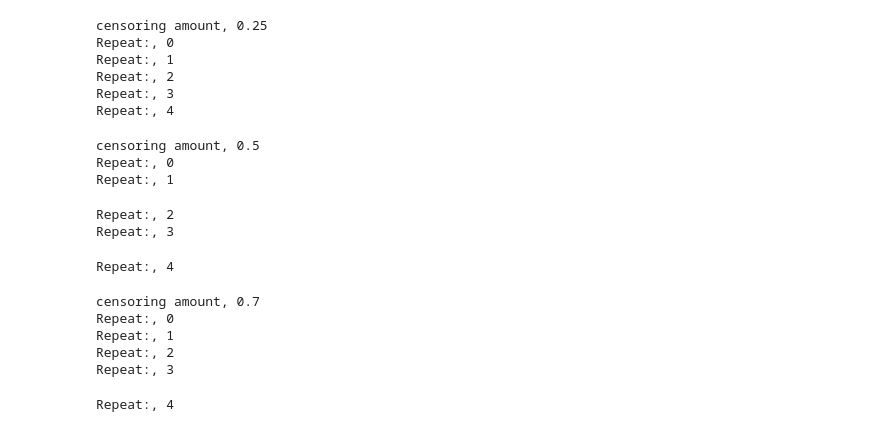
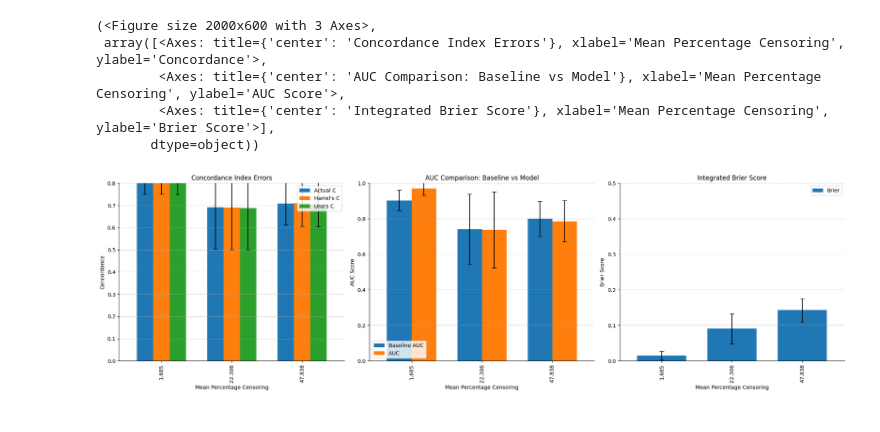
Before and after one commit to buchbindern/SurvivalSimulation, a Jupyter notebook: SimulationTesting.ipynb, the cells around one changed output. Cells and saved outputs as stored; diff of their text form; code cells hidden in the pictures.

```diff
--- a/SimulationTesting.ipynb
+++ b/SimulationTesting.ipynb
@@ -290,26 +291,16 @@ def plot_results(results, model_type="rsf", **kwargs):
     plt.tight_layout()
     return fig, axes
 # %%
-results = simulation(n_samples=10000, m=2, n_repeats=5, time_points=50)
+results = simulation(n_samples=1000, m=1, n_repeats=5, time_points=10)
-# %% [output]
-censoring amount, 0.25
-Repeat:, 0
-Repeat:, 1
-Repeat:, 2
-Repeat:, 3
-Repeat:, 4
-censoring amount, 0.5
-Repeat:, 0
-Repeat:, 1
-Repeat:, 2
-Repeat:, 3
-Repeat:, 4
-censoring amount, 0.7
-Repeat:, 0
-Repeat:, 1
-Repeat:, 2
-Repeat:, 3
-Repeat:, 4
+# %%
+plot_results(results, "cph")
+# %% [output]
+(<Figure size 2000x600 with 3 Axes>,
+ array([<Axes: title={'center': 'Concordance Index Errors'}, xlabel='Mean Percentage Censoring', ylabel='Concordance'>,
+        <Axes: title={'center': 'AUC Comparison: Baseline vs Model'}, xlabel='Mean Percentage Censoring', ylabel='AUC Score'>,
+        <Axes: title={'center': 'Integrated Brier Score'}, xlabel='Mean Percentage Censoring', ylabel='Brier Score'>],
+       dtype=object))
+[figure, added]
 # %%
 plot_results(results, "rsf")
 # %% [output]
```
Also changed, not shown: parts of 5 cells of this notebook, 7 other files.
